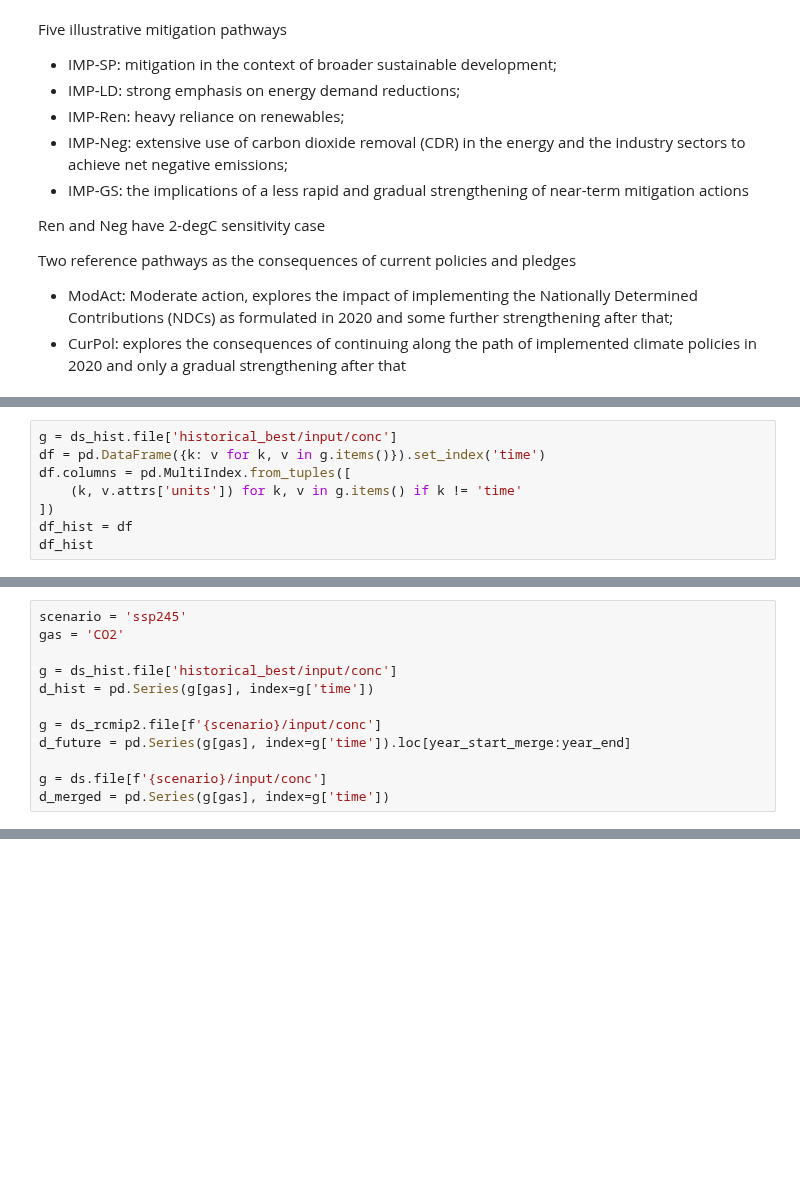
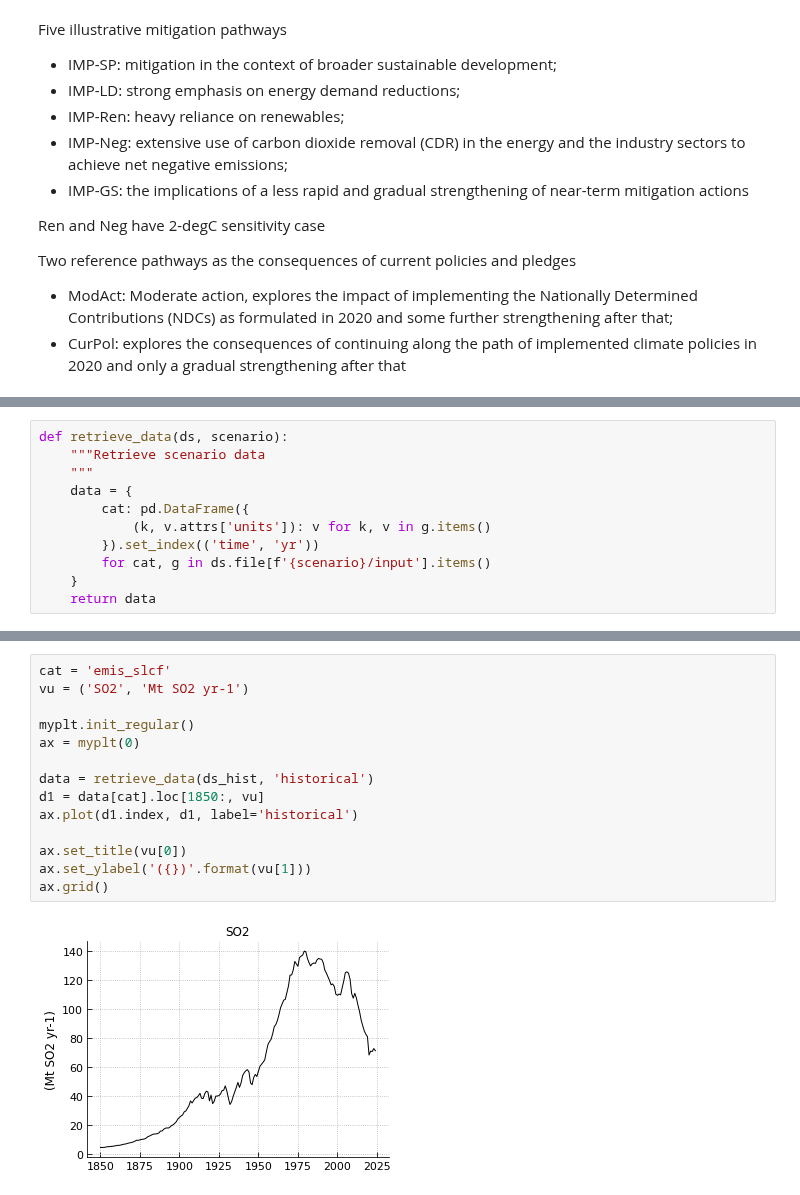
Before and after one commit to tsutsui1872/mce, a Jupyter notebook: notebook/mk_scenario_hist_future.ipynb, the cells around one changed output, grey strips where cells are left out. Drawn from its saved outputs; the diff is of its cells as text; blank space fills up the shorter version.

Commit message:
adds example plots (tentative)

```diff
--- a/notebook/mk_scenario_hist_future.ipynb
+++ b/notebook/mk_scenario_hist_future.ipynb
@@ -317,8 +78,0 @@ ds = ScenarioBase()
-# %%
-g = ds_hist.file['historical_best/input/conc']
-df = pd.DataFrame({k: v for k, v in g.items()}).set_index('time')
-df.columns = pd.MultiIndex.from_tuples([
-    (k, v.attrs['units']) for k, v in g.items() if k != 'time'
-])
-df_hist = df
-df_hist
@@ -448,12 +78,0 @@ array(['AR6 climate diagnostics|Effective Radiative Forcing|FaIRv1.6.2|33.0th Pe
-# %%
-scenario = 'ssp245'
-gas = 'CO2'
-
-g = ds_hist.file['historical_best/input/conc']
-d_hist = pd.Series(g[gas], index=g['time'])
-
-g = ds_rcmip2.file[f'{scenario}/input/conc']
-d_future = pd.Series(g[gas], index=g['time']).loc[year_start_merge:year_end]
-
-g = ds.file[f'{scenario}/input/conc']
-d_merged = pd.Series(g[gas], index=g['time'])
@@ -483,0 +81,11 @@ ax.grid()
+# %%
+def retrieve_data(ds, scenario):
+    """Retrieve scenario data
+    """
+    data = {
+        cat: pd.DataFrame({
+            (k, v.attrs['units']): v for k, v in g.items()
+        }).set_index(('time', 'yr'))
+        for cat, g in ds.file[f'{scenario}/input'].items()
+    }
+    return data
@@ -483,0 +134,16 @@ ax.grid()
+# %%
+cat = 'emis_slcf'
+vu = ('SO2', 'Mt SO2 yr-1')
+
+myplt.init_regular()
+ax = myplt(0)
+
+data = retrieve_data(ds_hist, 'historical')
+d1 = data[cat].loc[1850:, vu]
+ax.plot(d1.index, d1, label='historical')
+
+ax.set_title(vu[0])
+ax.set_ylabel('({})'.format(vu[1]))
+ax.grid()
+# %% [output]
+[figure, added]
```
Also changed, not shown: parts of 48 cells of this notebook.
